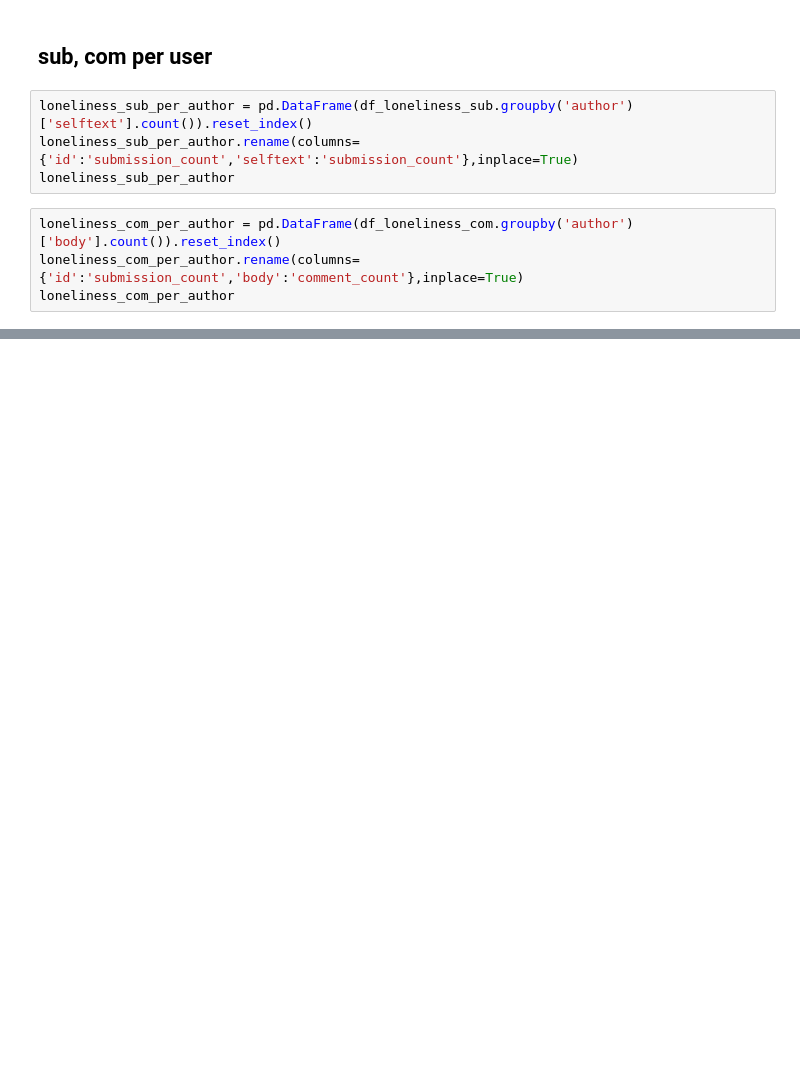
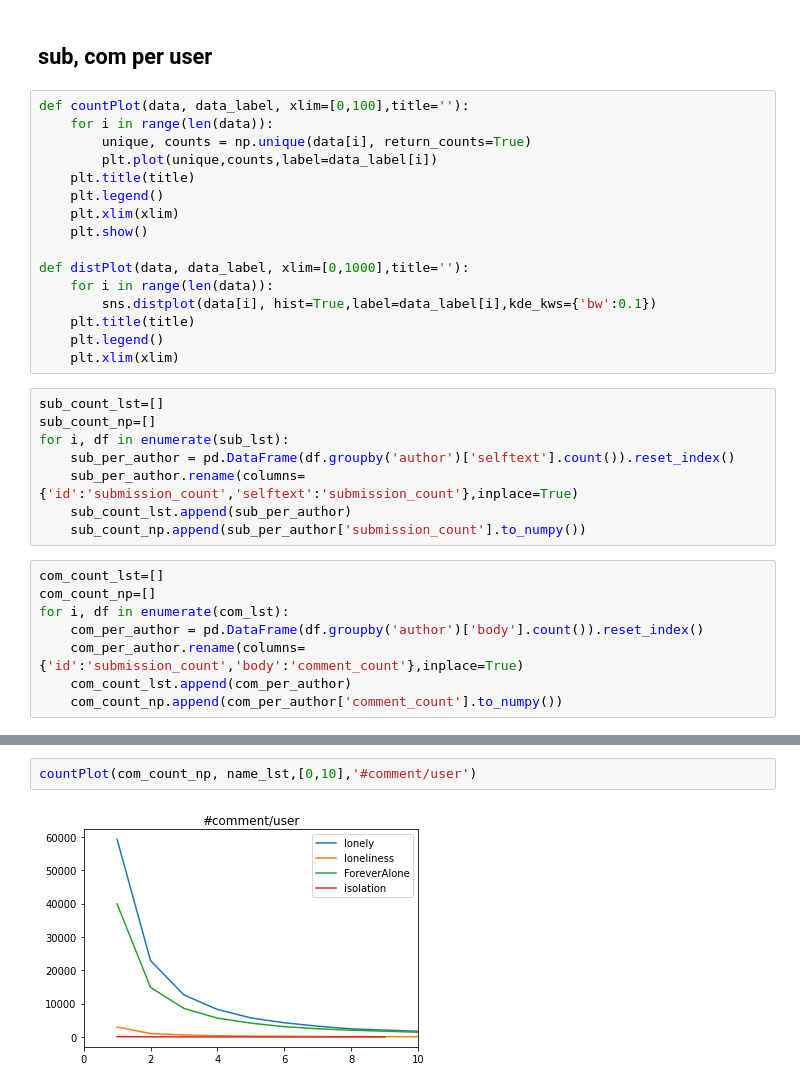
Before and after one commit to wany124/reddit-loneliness, a Jupyter notebook: EDA.ipynb, the cells around one changed output, grey strips where cells are left out. Cells and saved outputs as stored; diff of their text form; blank space fills up the shorter version.

```diff
--- a/EDA.ipynb
+++ b/EDA.ipynb
@@ -125,10 +151,34 @@ moy
 # %% [markdown]
 ## sub, com per user
+# %%
+def countPlot(data, data_label, xlim=[0,100],title=''):
+    for i in range(len(data)):
+        unique, counts = np.unique(data[i], return_counts=True)
+        plt.plot(unique,counts,label=data_label[i])
+    plt.title(title)
+    plt.legend()
+    plt.xlim(xlim)
+    plt.show()
+
+def distPlot(data, data_label, xlim=[0,1000],title=''):
+    for i in range(len(data)):
+        sns.distplot(data[i], hist=True,label=data_label[i],kde_kws={'bw':0.1})
+    plt.title(title)
+    plt.legend()
+    plt.xlim(xlim)
 # %%
-loneliness_sub_per_author = pd.DataFrame(df_loneliness_sub.groupby('author')['selftext'].count()).reset_index()
-loneliness_sub_per_author.rename(columns={'id':'submission_count','selftext':'submission_count'},inplace=True)
-loneliness_sub_per_author
+sub_count_lst=[]
+sub_count_np=[]
+for i, df in enumerate(sub_lst):
+    sub_per_author = pd.DataFrame(df.groupby('author')['selftext'].count()).reset_index()
+    sub_per_author.rename(columns={'id':'submission_count','selftext':'submission_count'},inplace=True)
+    sub_count_lst.append(sub_per_author)
+    sub_count_np.append(sub_per_author['submission_count'].to_numpy())
 # %%
-loneliness_com_per_author = pd.DataFrame(df_loneliness_com.groupby('author')['body'].count()).reset_index()
-loneliness_com_per_author.rename(columns={'id':'submission_count','body':'comment_count'},inplace=True)
-loneliness_com_per_author
+com_count_lst=[]
+com_count_np=[]
+for i, df in enumerate(com_lst):
+    com_per_author = pd.DataFrame(df.groupby('author')['body'].count()).reset_index()
+    com_per_author.rename(columns={'id':'submission_count','body':'comment_count'},inplace=True)
+    com_count_lst.append(com_per_author)
+    com_count_np.append(com_per_author['comment_count'].to_numpy())
@@ -140,0 +185,4 @@ Index(['subreddit', 'created_utc', 'id', 'link_id', 'parent_id', 'author',
+# %%
+countPlot(com_count_np, name_lst,[0,10],'#comment/user')
+# %% [output]
+[figure, added]
```
Also changed, not shown: parts of 8 cells of this notebook, 5 other files.
